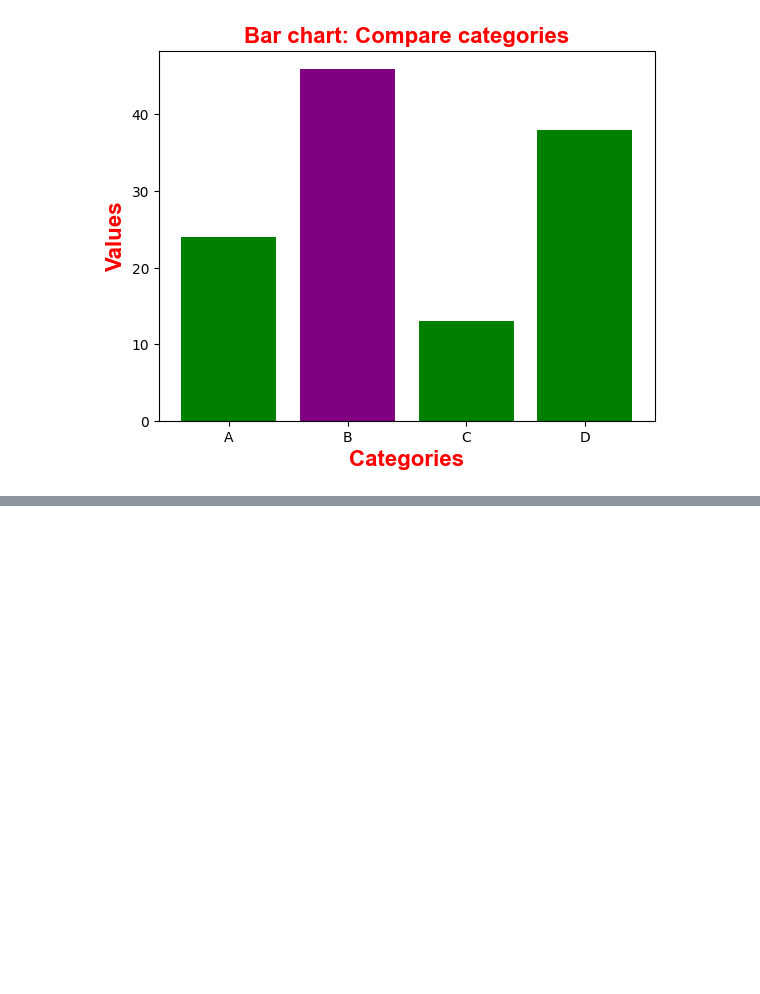
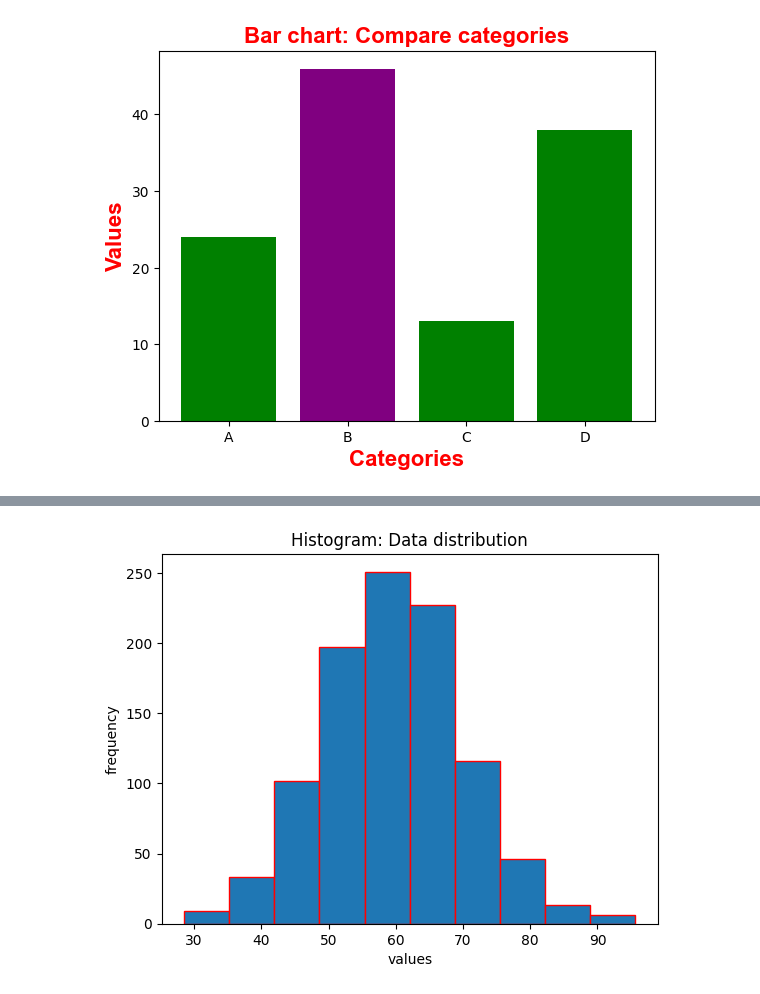
Before and after one commit to ankita14rai-nov/python-library, a Jupyter notebook: practice02.ipynb, the cells around one changed output, grey strips where cells are left out. Saved outputs shown, nothing was run; the diff lists cells and outputs as text; code cells hidden in the pictures; blank space fills up the shorter version.

```diff
--- a/practice02.ipynb
+++ b/practice02.ipynb
@@ -34,0 +116,19 @@ plt.show()
+# %%
+import matplotlib.pyplot as plt
+import numpy as np
+
+# 1. Generate normal distribution data
+data = np.random.normal(loc=60, scale=10, size=1000)
+
+# 2. Create the histogram
+plt.hist(data, bins=10, edgecolor="red")
+
+# 3. Add labels and title
+plt.title("Histogram: Data distribution")
+plt.xlabel("values")
+plt.ylabel("frequency")
+
+# 4. Display the plot
+plt.show()
+# %% [output]
+[figure, added]
```
Also changed, not shown: parts of 6 cells of this notebook.
